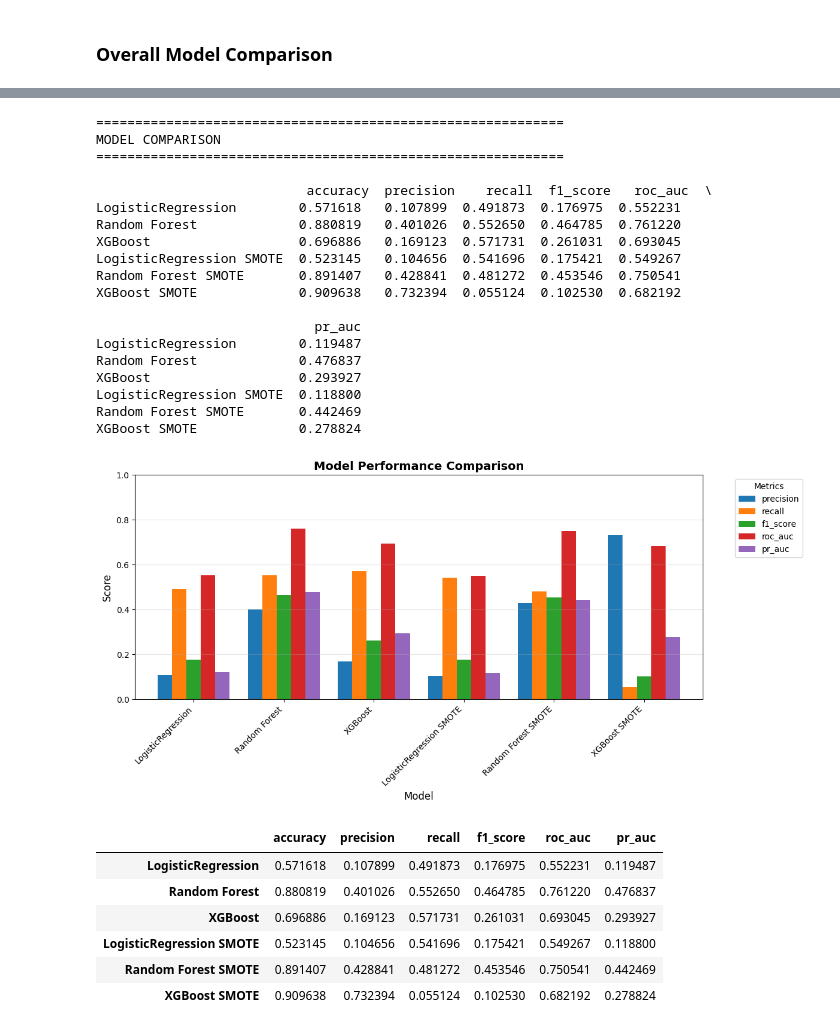
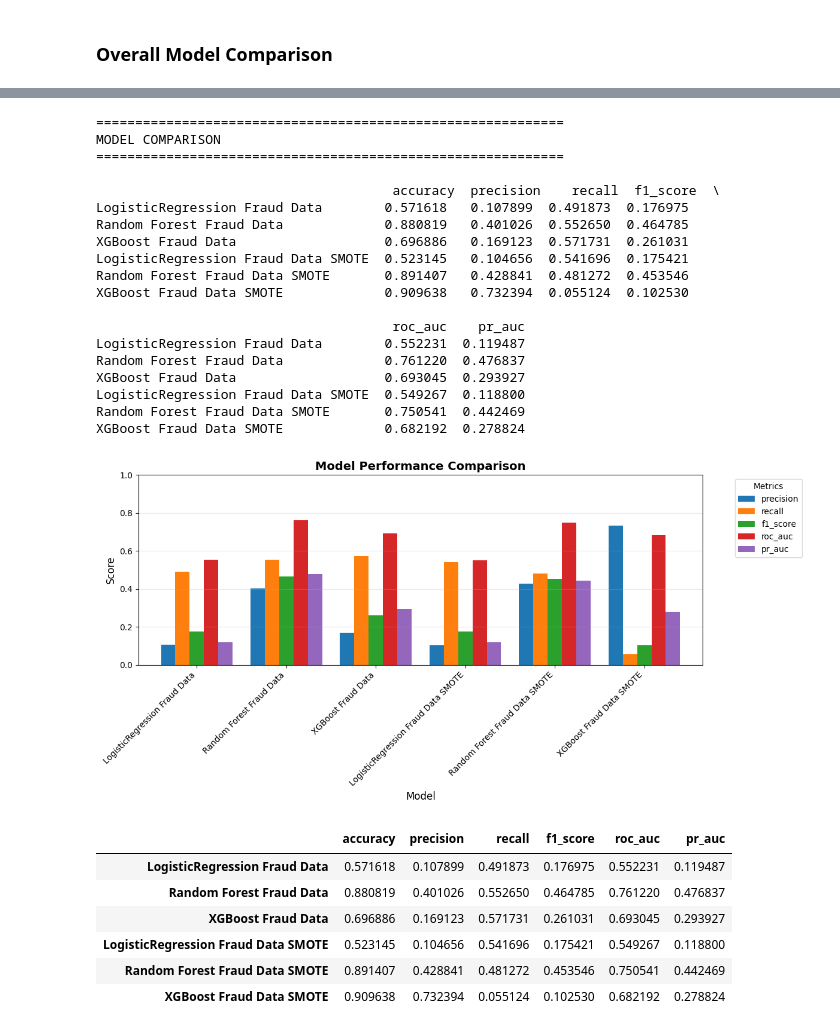
Before and after one commit to GrimVad3r/Improved-detection-of-fraud-cases-for-e-commerce-and-bank-transactions-Week-5_and_Week-6, a Jupyter notebook: notebooks/modeling.ipynb, the cells around one changed output, grey strips where cells are left out. Drawn from its saved outputs; the diff is of its cells as text; code cells hidden in the pictures.

```diff
--- a/notebooks/modeling.ipynb
+++ b/notebooks/modeling.ipynb
@@ -1234,41 +1234,41 @@ XGBoost SMOTE             0.798819
 # %%
 # Compare Fraud Data  Models
 
-all_metrics_fraud_data_SMOTE = {
-                            'LogisticRegression':Fraud_data_Model_metircs,
-                           'Random Forest':Fraud_data_metircs_rand_forest,
-                           'XGBoost':Fraud_data_Model_metircs_XGBoost,
-                            'LogisticRegression SMOTE':Fraud_data_Model_metircs_SMOTE,
-                           'Random Forest SMOTE':Fraud_data_Model_metircs_SMOTE_rand_forest,
-                           'XGBoost SMOTE':Fraud_data_Model_metircs_SMOTE_XGBoost
+all_Fraud_Data_model_metrics = {
+                            'LogisticRegression Fraud Data':Fraud_data_Model_metircs,
+                           'Random Forest Fraud Data':Fraud_data_metircs_rand_forest,
+                           'XGBoost Fraud Data':Fraud_data_Model_metircs_XGBoost,
+                           'LogisticRegression Fraud Data SMOTE':Fraud_data_Model_metircs_SMOTE,
+                           'Random Forest Fraud Data SMOTE':Fraud_data_Model_metircs_SMOTE_rand_forest,
+                           'XGBoost Fraud Data SMOTE':Fraud_data_Model_metircs_SMOTE_XGBoost
                            }
 
-md.compare_models(all_metrics_fraud_data_SMOTE)
+md.compare_models(all_Fraud_Data_model_metrics)
 # %% [output]
 ============================================================
 MODEL COMPARISON
 ============================================================
 
-                           accuracy  precision    recall  f1_score   roc_auc  \
-LogisticRegression        0.571618   0.107899  0.491873  0.176975  0.552231
-Random Forest             0.880819   0.401026  0.552650  0.464785  0.761220
-XGBoost                   0.696886   0.169123  0.571731  0.261031  0.693045
-LogisticRegression SMOTE  0.523145   0.104656  0.541696  0.175421  0.549267
-Random Forest SMOTE       0.891407   0.428841  0.481272  0.453546  0.750541
-XGBoost SMOTE             0.909638   0.732394  0.055124  0.102530  0.682192
+                                      accuracy  precision    recall  f1_score  \
+LogisticRegression Fraud Data        0.571618   0.107899  0.491873  0.176975
+Random Forest Fraud Data             0.880819   0.401026  0.552650  0.464785
+XGBoost Fraud Data                   0.696886   0.169123  0.571731  0.261031
+LogisticRegression Fraud Data SMOTE  0.523145   0.104656  0.541696  0.175421
+Random Forest Fraud Data SMOTE       0.891407   0.428841  0.481272  0.453546
+XGBoost Fraud Data SMOTE             0.909638   0.732394  0.055124  0.102530
 
-                            pr_auc
-LogisticRegression        0.119487
-Random Forest             0.476837
-XGBoost                   0.293927
-LogisticRegression SMOTE  0.118800
-Random Forest SMOTE       0.442469
-XGBoost SMOTE             0.278824
+                                      roc_auc    pr_auc
+LogisticRegression Fraud Data        0.552231  0.119487
+Random Forest Fraud Data             0.761220  0.476837
+XGBoost Fraud Data                   0.693045  0.293927
+LogisticRegression Fraud Data SMOTE  0.549267  0.118800
+Random Forest Fraud Data SMOTE       0.750541  0.442469
+XGBoost Fraud Data SMOTE             0.682192  0.278824
-[figure, old version]
+[figure, new version]
 |  | accuracy | precision | recall | f1_score | roc_auc | pr_auc |
-| LogisticRegression | 0.571618 | 0.107899 | 0.491873 | 0.176975 | 0.552231 | 0.119487 |
-| Random Forest | 0.880819 | 0.401026 | 0.552650 | 0.464785 | 0.761220 | 0.476837 |
-| XGBoost | 0.696886 | 0.169123 | 0.571731 | 0.261031 | 0.693045 | 0.293927 |
-| LogisticRegression SMOTE | 0.523145 | 0.104656 | 0.541696 | 0.175421 | 0.549267 | 0.118800 |
-| Random Forest SMOTE | 0.891407 | 0.428841 | 0.481272 | 0.453546 | 0.750541 | 0.442469 |
-| XGBoost SMOTE | 0.909638 | 0.732394 | 0.055124 | 0.102530 | 0.682192 | 0.278824 |
+| LogisticRegression Fraud Data | 0.571618 | 0.107899 | 0.491873 | 0.176975 | 0.552231 | 0.119487 |
+| Random Forest Fraud Data | 0.880819 | 0.401026 | 0.552650 | 0.464785 | 0.761220 | 0.476837 |
+| XGBoost Fraud Data | 0.696886 | 0.169123 | 0.571731 | 0.261031 | 0.693045 | 0.293927 |
+| LogisticRegression Fraud Data SMOTE | 0.523145 | 0.104656 | 0.541696 | 0.175421 | 0.549267 | 0.118800 |
+| Random Forest Fraud Data SMOTE | 0.891407 | 0.428841 | 0.481272 | 0.453546 | 0.750541 | 0.442469 |
+| XGBoost Fraud Data SMOTE | 0.909638 | 0.732394 | 0.055124 | 0.102530 | 0.682192 | 0.278824 |
```
Also changed, not shown: parts of 2 cells of this notebook.
